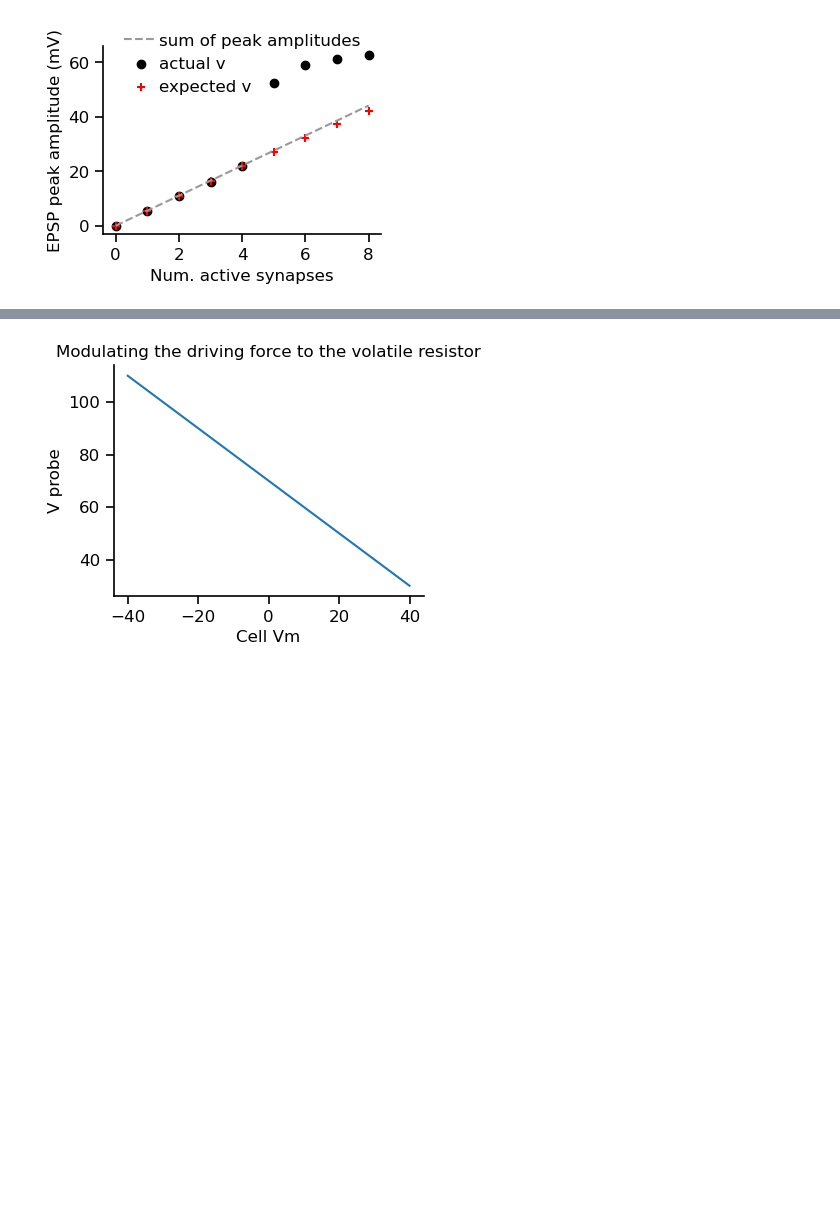
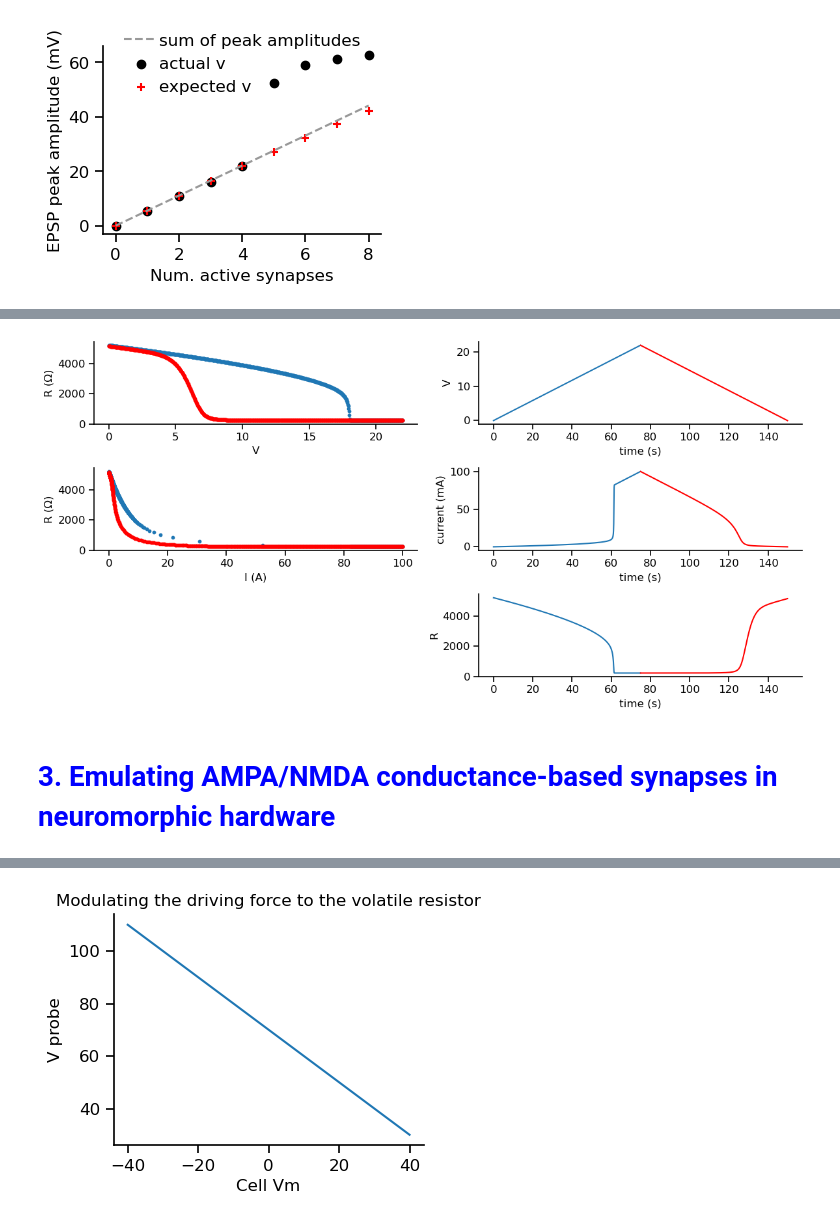
Before and after one commit to argalloni/Neuromorphic_simulations, a Jupyter notebook: Neuromorphic_NMDA.ipynb, the cells around one changed output, grey strips where cells are left out. Saved outputs shown, nothing was run; the diff lists cells and outputs as text; code cells hidden in the pictures; blank space fills up the shorter version.

```diff
--- a/Neuromorphic_NMDA.ipynb
+++ b/Neuromorphic_NMDA.ipynb
@@ -445,0 +447,55 @@ plt.show()
+# %%
+# Plot voltage ramp
+
+dt = 100 #ms
+T = 150000 #ms
+time = np.arange(0,T,dt)
+
+v1 = np.linspace(0,22,len(time)//2)
+v2 = np.flip(v1)
+V = np.concatenate([v1,v2])
+
+g_volatile = Volatile_Resistor(dt,temperature=70)
+
+for t in range(len(time)):
+    g_volatile.controlI = V[t] / g_volatile.R * 1000
+    g_volatile.time_step()
+
+time = time/1000
+
+fig, ax = plt.subplots(3,2,figsize=[12,6])
+
+ax[0,0].scatter(V[:len(v1)],g_volatile.R_history[:len(v1)],s=10)
+ax[0,0].scatter(V[len(v1):],g_volatile.R_history[len(v1):],s=10,c='r')
+ax[0,0].set_xlabel('V')
+ax[0,0].set_ylabel('R (Ω)')
+
+ax[1,0].scatter(g_volatile.controlI_history[:len(v1)],g_volatile.R_history[:len(v1)],s=10)
+ax[1,0].scatter(g_volatile.controlI_history[len(v1):],g_volatile.R_history[len(v1):],s=10,c='r')
+ax[1,0].set_xlabel('I (A)')
+ax[1,0].set_ylabel('R (Ω)')
+
+ax[2,0].axis('off')
+
+ax[0,1].plot(time[:len(v1)],V[:len(v1)])
+ax[0,1].plot(time[len(v1):],V[len(v1):],'r')
+ax[0,1].set_xlabel('time (s)')
+ax[0,1].set_ylabel('V')
+
+ax[1,1].plot(time[:len(v1)],g_volatile.controlI_history[:len(v1)])
+ax[1,1].plot(time[len(v1):],g_volatile.controlI_history[len(v1):],'r')
+ax[1,1].set_xlabel('time (s)')
+ax[1,1].set_ylabel('current (mA)')
+
+ax[2,1].plot(time[:len(v1)],g_volatile.R_history[:len(v1)])
+ax[2,1].plot(time[len(v1):],g_volatile.R_history[len(v1):],'r')
+ax[2,1].set_xlabel('time (s)')
+ax[2,1].set_ylabel('R')
+
+
+plt.tight_layout()
+plt.show()
+# %% [output]
+[figure, added]
+# %% [markdown]
+# <font color='blue'> 3. Emulating AMPA/NMDA conductance-based synapses in neuromorphic hardware </font>
```
Also changed, not shown: parts of 9 cells of this notebook, 1 other file.
